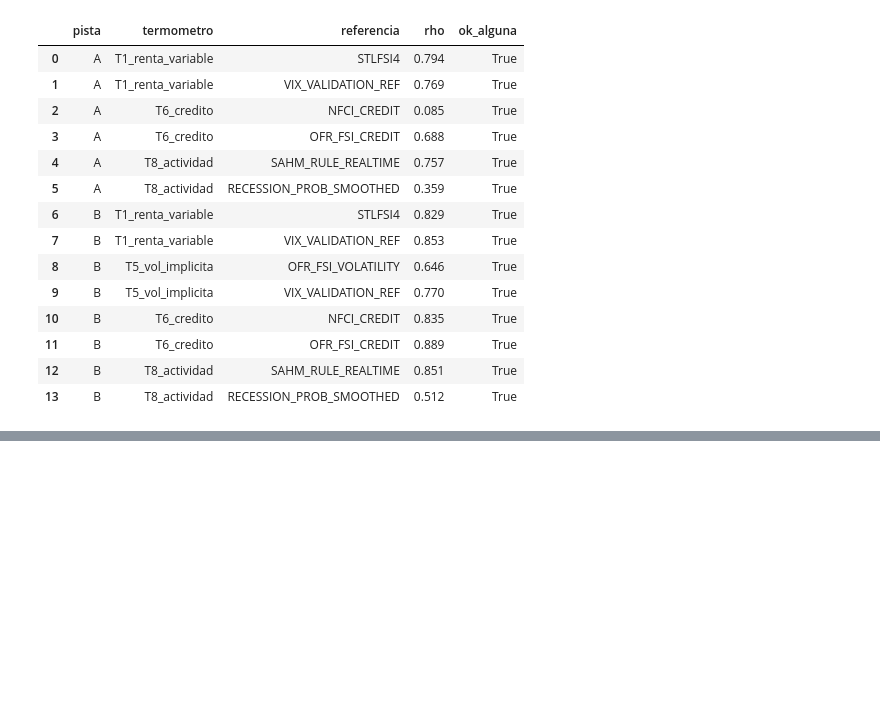
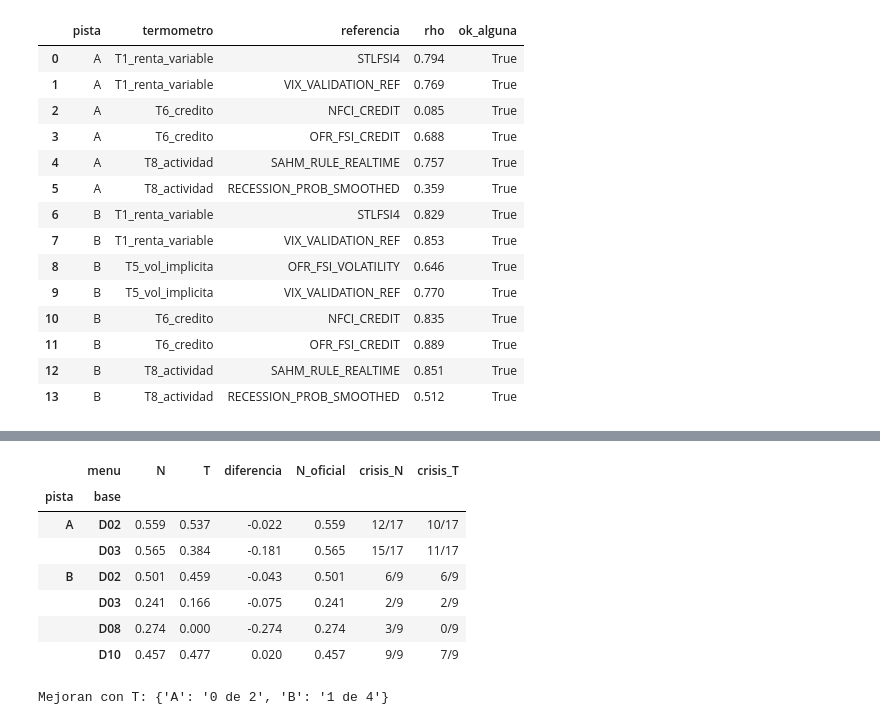
Before and after one commit to Romequinco/PRUEBAS_DETECCION_REGIMENES_DE_MERCADO_TFM, a Jupyter notebook: notebooks/04_termometros.ipynb, the cells around one changed output, grey strips where cells are left out. Drawn from its saved outputs; the diff is of its cells as text; code cells hidden in the pictures; blank space fills up the shorter version.

```diff
--- a/notebooks/04_termometros.ipynb
+++ b/notebooks/04_termometros.ipynb
@@ -662 +810,23 @@ display(val3.round(3))
+# %%
+humo = pd.concat([pd.read_csv(p) for p in sorted((rutas.RESULTS_DETECTORES / 'menus_humo').glob('*.csv'))])
+oficial = pd.read_csv(rutas.RESULTS_BENCHMARK / 'ranking_v2.csv').set_index(['pista', 'id'])['score_deteccion']
+tabla = humo.pivot(index=['pista', 'base'], columns='menu', values='score_deteccion')
+tabla['diferencia'] = tabla['T'] - tabla['N']
+tabla['N_oficial'] = [oficial[i] for i in tabla.index]
+crisis = humo.assign(c=humo['det_n_detectados'].astype(int).astype(str) + '/' + humo['det_n_eventos'].astype(int).astype(str))
+tabla = tabla.join(crisis.pivot(index=['pista', 'base'], columns='menu', values='c').add_prefix('crisis_'))
+display(tabla.round(3))
+assert (tabla['N'] - tabla['N_oficial']).abs().max() < 5e-4, 'el menú N no reproduce el ranking oficial'
+assert humo.groupby('pista')['n_oos'].nunique().eq(1).all(), 'N y T no comparten fechas OOS'
+print('Mejoran con T:', tabla.groupby('pista')['diferencia'].apply(lambda d: f'{int((d > 0).sum())} de {len(d)}').to_dict())
+# %% [output]
+|  | menu | N | T | diferencia | N_oficial | crisis_N | crisis_T |
+| pista | base |  |  |  |  |  |  |
+| A | D02 | 0.559 | 0.537 | -0.022 | 0.559 | 12/17 | 10/17 |
+|  | D03 | 0.565 | 0.384 | -0.181 | 0.565 | 15/17 | 11/17 |
+| B | D02 | 0.501 | 0.459 | -0.043 | 0.501 | 6/9 | 6/9 |
+|  | D03 | 0.241 | 0.166 | -0.075 | 0.241 | 2/9 | 2/9 |
+|  | D08 | 0.274 | 0.000 | -0.274 | 0.274 | 3/9 | 0/9 |
+|  | D10 | 0.457 | 0.477 | 0.020 | 0.457 | 9/9 | 7/9 |
+Mejoran con T: {'A': '0 de 2', 'B': '1 de 4'}
 # %% [markdown]
```
Also changed, not shown: parts of 7 cells of this notebook, 3 other files.
